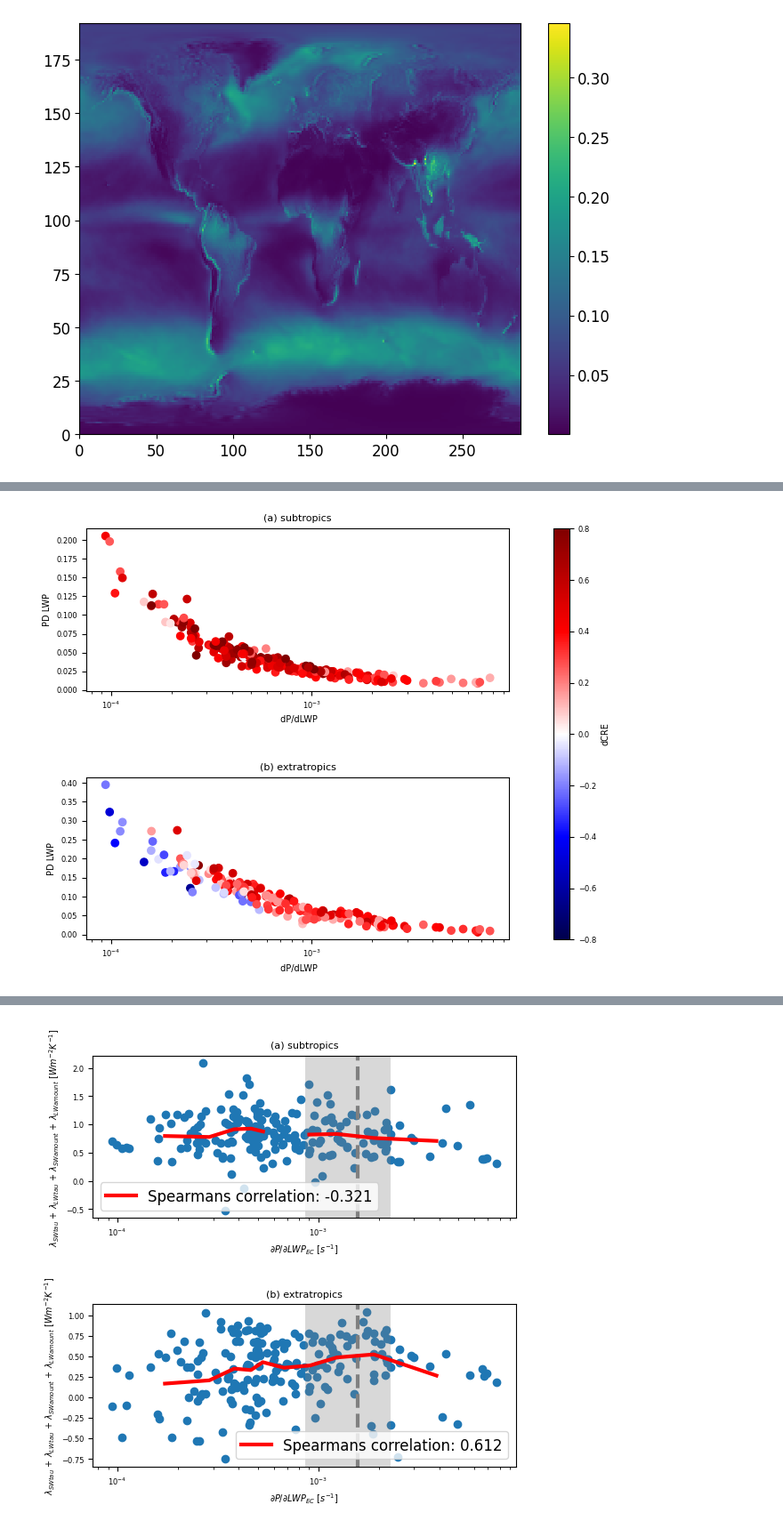
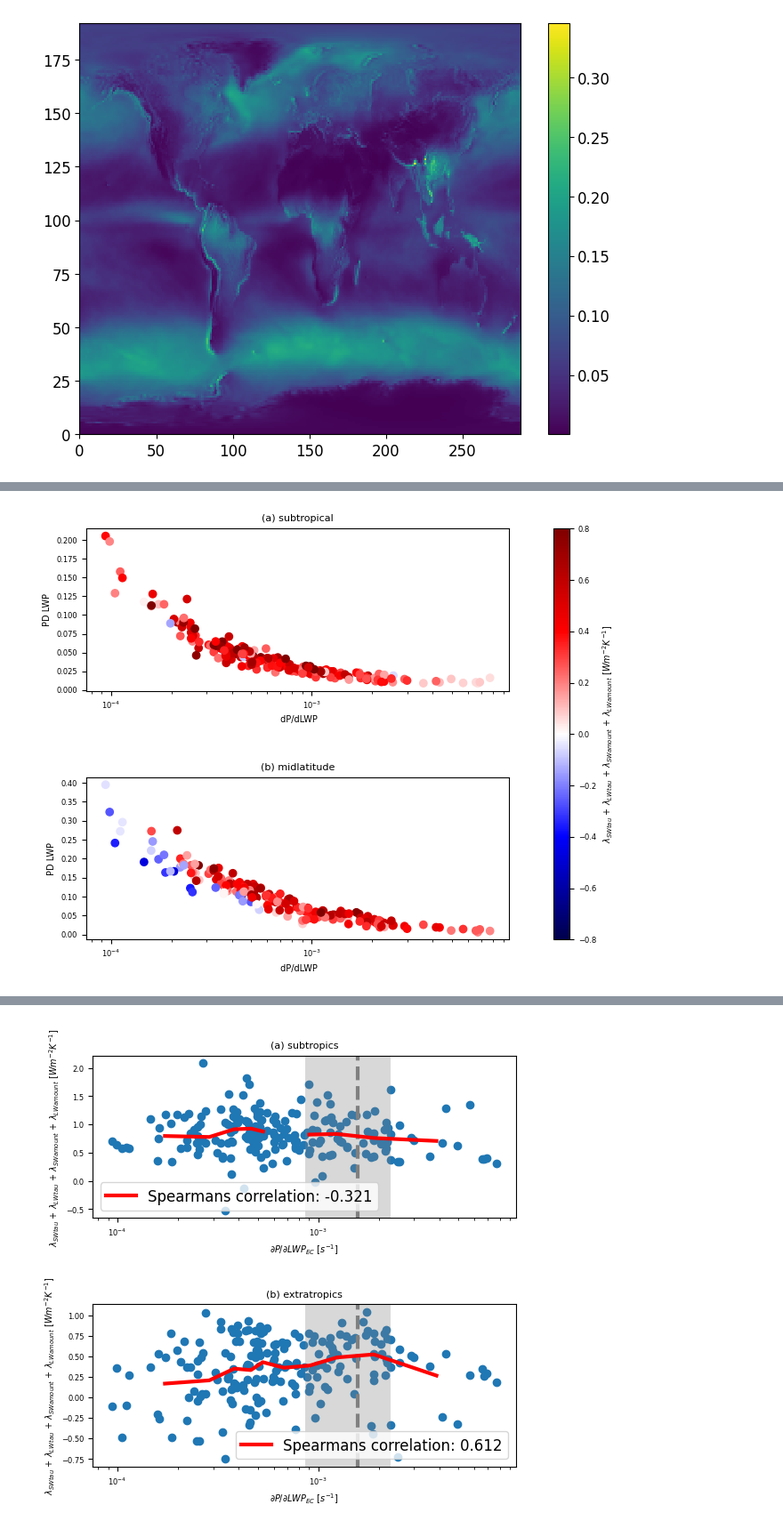
Before and after one commit to wgh-private/globalFB_precipeff, a Jupyter notebook: constrainFig.ipynb, the cells around one changed output, grey strips where cells are left out. Shown at 89% size. Saved outputs shown, nothing was run; the diff lists cells and outputs as text; code cells hidden in the pictures.

```diff
--- a/constrainFig.ipynb
+++ b/constrainFig.ipynb
@@ -108,6 +83,6 @@ PPE_grad_LWP_WCB, PPE_grad_LWP_PRC = cyclone_metrics()
 PPE_grad_LWP_PRC = 1./(PPE_grad_LWP_PRC*86400.)
 # PPE_grad_LWP_WCB = 1/(PPE_grad_LWP_WCB)
 pe_metric = PPE_grad_LWP_PRC #PPE_grad_LWP_WCB
-common_members = PPE_grad_LWP_PRC.runs
+common_members = PPE_grad_LWP_PRC.runs.data
 # %%
 dGMT = lat_weight_mean(load_xarray('dTSmap_gol').sel(runs=common_members))[0]
@@ -125,0 +207,2 @@ Coordinates:
+# %%
+common_members = common_members[common_members != 175]
@@ -126,3 +263,10 @@ Coordinates:
+# %%
+LWcld_tot_fb = trav_fbvar('LWcld_tot')
+LWcld_tau_fb = trav_fbvar('LWcld_tau')
+LWcld_amt_fb = trav_fbvar('LWcld_amt')
+SWcld_tot_fb = trav_fbvar('SWcld_tot')
+SWcld_tau_fb = trav_fbvar('SWcld_tau')
+SWcld_amt_fb = trav_fbvar('SWcld_amt')
 # %%
 dLWP_g = load_xarray('dLWPmap_gol').sel(runs=common_members)/dGMT  #[kgm-2K-1]
 # %%
@@ -421,10 +565,10 @@ plt.colorbar()
 plt.scatter(cf_mean, dLWP_TSmap_sel_mean)
 # %%
 clabel = '$\\lambda_{SW tau}$ + $\\lambda_{LW tau}$ + $\\lambda_{SW amount}$ + $\\lambda_{LW amount}$ $[Wm^{-2}K^{-1}]$'
-conCRE_g = load_cf('SWcld_tau', dGMT=dGMT, common_members=common_members) + load_cf('LWcld_tau', dGMT=dGMT, common_members=common_members) +load_cf('SWcld_amt', dGMT=dGMT, common_members=common_members) + load_cf('LWcld_amt', dGMT=dGMT, common_members=common_members)
-global_prior, global_prior_sem, _ = lat_weight_mean(totCRE_g)
+# conCRE_g = load_cf('SWcld_tau', dGMT=dGMT, common_members=common_members) + load_cf('LWcld_tau', dGMT=dGMT, common_members=common_members) +load_cf('SWcld_amt', dGMT=dGMT, common_members=common_members) + load_cf('LWcld_amt', dGMT=dGMT, common_members=common_members)
+# global_prior, global_prior_sem, _ = lat_weight_mean(totCRE_g)
 
-lat_ranges = [(20, 50, 'subtropics'), (50, 90, 'extratropics')]
+lat_ranges = [(20, 50, 'subtropical'), (50, 90, 'midlatitude')]
 
 PPE_prior = {}
 final_data_n = {}
@@ -433,12 +577,13 @@ for idx, (min_lat, max_lat, regime) in enumerate(lat_ranges):
     dLWP_TSmap_sel = sel_regime(PDLWP,min_lat,max_lat)
     # convergence_mask_sel = sel_regime(convergence_mask,min_lat,max_lat)
     # SWD_da_sel = sel_regime(SWD_da,min_lat,max_lat)
-    cf_sel = sel_regime(CRE_g,min_lat,max_lat)
+    # cf_sel = sel_regime(CRE_g,min_lat,max_lat)
 
     dLWP_TSmap_sel_mean = lat_weight_mean(dLWP_TSmap_sel)[0]
     # convergence_mask_sel_mean = lat_weight_mean(convergence_mask_sel)[0]
     # SWD_da_sel_mean = lat_weight_mean(SWD_da_sel)[0]
-    cf_mean, cf_sem, cf_std = lat_weight_mean(cf_sel)
+    # cf_mean, cf_sem, cf_std = lat_weight_mean(cf_sel)
+    cf_mean = LWcld_tau_fb[regime] + SWcld_tau_fb[regime] + LWcld_amt_fb[regime] + SWcld_amt_fb[regime]
     # conv_filter = convergence_mask_sel*SWD_da_sel
     # filter_conv = SWD_da_sel_mean  #lat_weight_mean(conv_filter)[0]
 
@@ -574,32 +704,32 @@ Coordinates:
 import matplotlib.gridspec as gridspec
 
 # Set figure width to 11.4 or 17.8 cm  — PNAS width
 fig = plt.figure(figsize=(17.8/2.54, 12))  # Adjust height as needed
 title_num = ['(a) ', '(b) ', '(c) ']
 # GridSpec: 3 rows, 4 columns (right 3 columns reserved for shared colorbar on top row)
 gs = gridspec.GridSpec(3, 2, width_ratios=[18, 0.7], height_ratios=[1, 1, 2], hspace=0.4, wspace=0.2)
 
 nums = [[0,0], [0,1]]
 
 # # --- Top two plots ---
 for ax_n, (min_lat, max_lat, regime) in enumerate(lat_ranges):
     ax = fig.add_subplot(gs[ax_n, 0])
     img = ax.scatter(PPE_prior[regime]['x_p'], PPE_prior[regime]['y_p'], c=PPE_prior[regime]['c_p'],
                      cmap='seismic', vmin=-0.8, vmax=0.8)
     # ax.axvline(x=obs_pe_metric, color='grey', linestyle='--')
     # ax.axvspan(lower_pe_metric, upper_pe_metric, facecolor='grey', alpha=0.3)
     ax.set_xlabel(' dP/dLWP', fontsize=label_fontsize)
     ax.set_ylabel('PD LWP', fontsize=label_fontsize)
     # ax.set_title(title_num[ax_n]+regime, fontsize=title_fontsize)
     ax.tick_params(axis='both', labelsize=tick_fontsize)
     # ax.set_xscale("log")
     ax.set_title(title_num[ax_n]+regime, fontsize=title_fontsize)
     ax.tick_params(axis='both', labelsize=tick_fontsize)
     ax.set_xscale("log")
 # --- Shared vertical colorbar for the two plots ---
 p_cbar_ax = fig.add_subplot(gs[0:2, 1])  # Span both top rows in the fourth column
 cbar = plt.colorbar(img, cax=p_cbar_ax, orientation='vertical')
-cbar.set_label('dCRE', fontsize=label_fontsize)
+cbar.set_label(clabel, fontsize=label_fontsize)
 cbar.ax.tick_params(labelsize=tick_fontsize)
 # %% [output]
-[figure, old version]
+[figure, new version]
```
Also changed, not shown: parts of 15 cells of this notebook.
